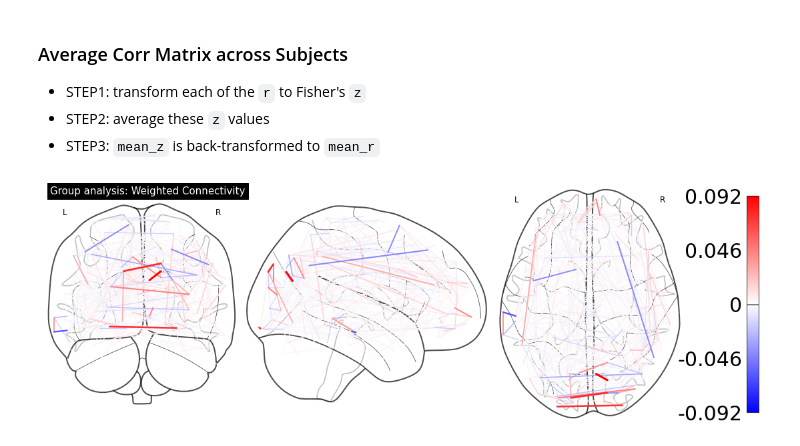
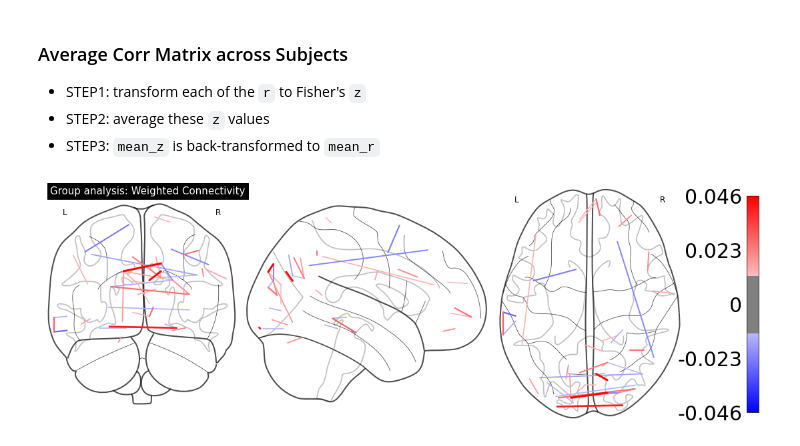
Before and after one commit to UWCCDL/RLvIBL, a Jupyter notebook: rsfmri/gambling_rfmri.ipynb, the cells around one changed output. Saved outputs shown, nothing was run; the diff lists cells and outputs as text; code cells hidden in the pictures.

```diff
--- a/rsfmri/gambling_rfmri.ipynb
+++ b/rsfmri/gambling_rfmri.ipynb
@@ -163,9 +163,9 @@ Visualize the  `lambda` and `coef_` path
 - Method3: Halving Grid Search (even more efficient, but may not accurate)
 # %%
 if skip:
-    bestC = 0.23101297000831603
+    bestC = 1/0.93260334688322
 else:
-    method = 'random_gs'
+    method = 'standard_gs'
     print('running >>> grid search', method)
     lambda_range = 1.0/np.logspace(-2, 2, 100)
 
@@ -354,9 +354,9 @@ def plot_brain_connections(mat, power_coords, save=False, mat_name='beta_mat', t
     if save: plt.savefig('./bin/'+mat_name+thre+'.png')
     plt.show()
 # %%
-plot_brain_connections(w_mat, power_coords, mat_name='wcorr_mat', thre='99%')
+plot_brain_connections(w_mat, power_coords, mat_name='wcorr_mat', thre='99.9%')
 # %% [output]
-[figure, old version]
+[figure, new version]
 # %%
 if skip:
     wbeta = pd.read_csv('./bin/wbeta_results.csv')
```
Also changed, not shown: parts of 15 cells of this notebook, 2 other files.
